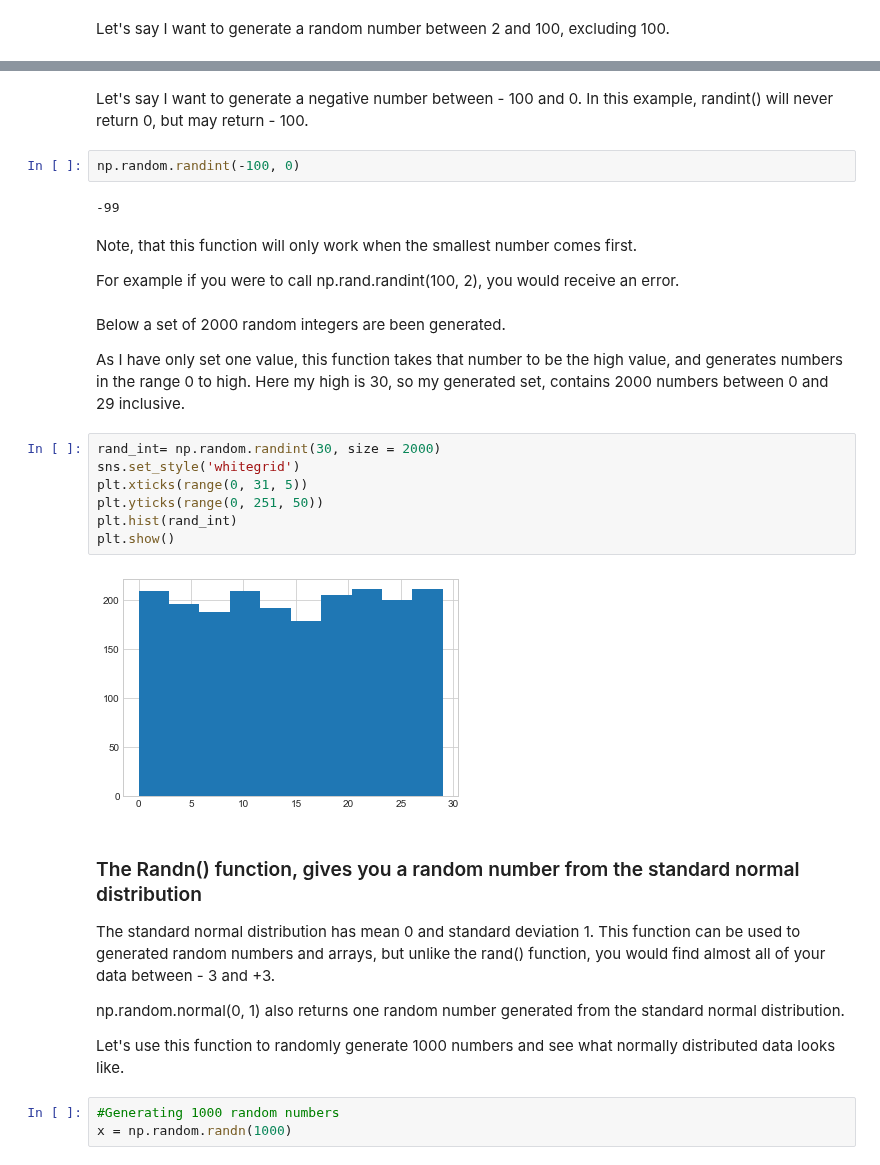
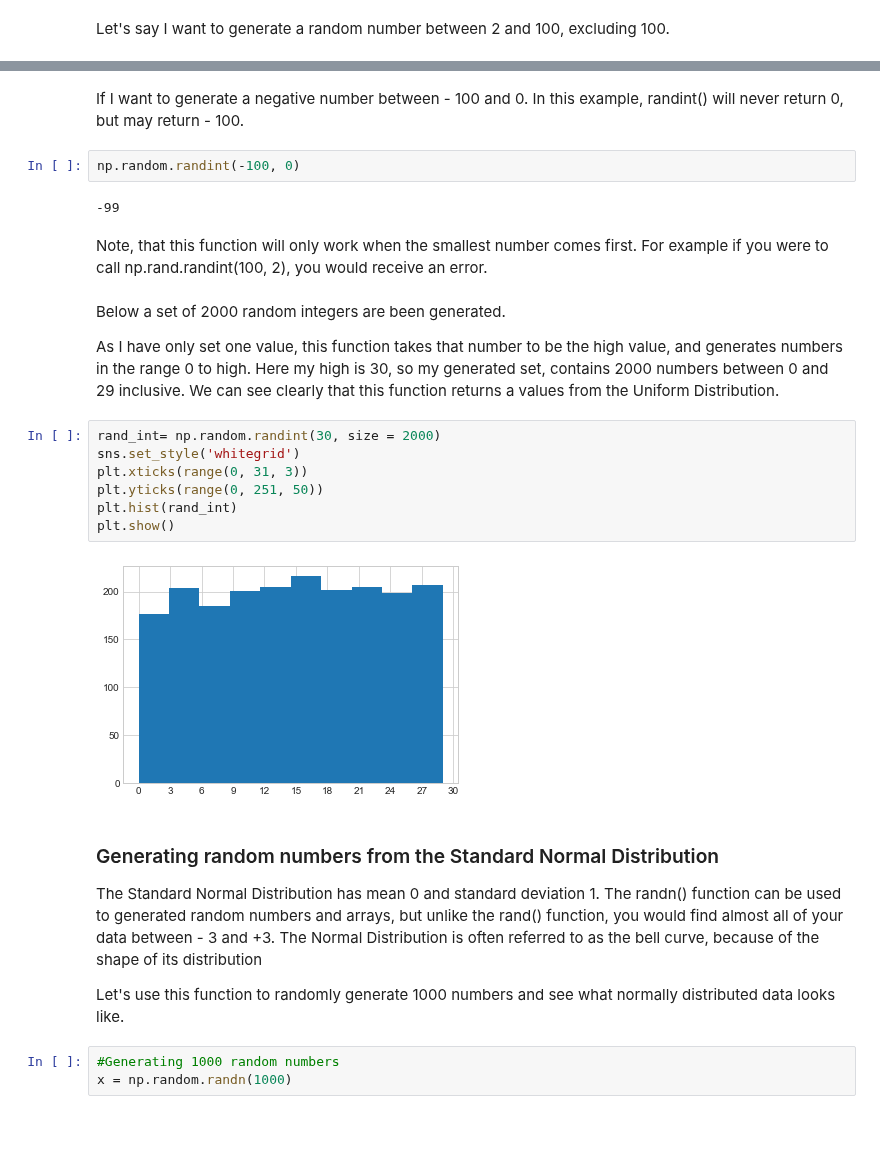
Before and after one commit to MarionMcG/numpy.random, a Jupyter notebook: numpy-random.ipynb, the cells around one changed output, grey strips where cells are left out. Cells and saved outputs as stored; diff of their text form; blank space fills up the shorter version.

```diff
--- a/numpy-random.ipynb
+++ b/numpy-random.ipynb
@@ -115,32 +110,28 @@ np.random.randint(2, 100)
 # %% [markdown]
-Let's say I want to generate a negative number between - 100 and 0. In this example, randint() will never return 0, but may return - 100.
+If I want to generate a negative number between - 100 and 0. In this example, randint() will never return 0, but may return - 100.
 # %%
 np.random.randint(-100, 0)
 # %% [output]
 -99
 # %% [markdown]
-Note, that this function will only work when the smallest number comes first.
-
-For example if you were to call np.rand.randint(100, 2), you would receive an error.
+Note, that this function will only work when the smallest number comes first. For example if you were to call np.rand.randint(100, 2), you would receive an error.
 # %% [markdown]
 Below a set of 2000 random integers are been generated.
 
-As I have only set one value, this function takes that number to be the high value, and generates numbers in the range 0 to high. Here my high is 30, so my generated set, contains 2000 numbers between 0 and 29 inclusive.
+As I have only set one value, this function takes that number to be the high value, and generates numbers in the range 0 to high. Here my high is 30, so my generated set, contains 2000 numbers between 0 and 29 inclusive. We can see clearly that this function returns a values from the Uniform Distribution.
 # %%
 rand_int= np.random.randint(30, size = 2000)
 sns.set_style('whitegrid')
-plt.xticks(range(0, 31, 5))
+plt.xticks(range(0, 31, 3))
 plt.yticks(range(0, 251, 50))
 plt.hist(rand_int)
 plt.show()
 # %% [output]
-[figure, old version]
+[figure, new version]
 # %% [markdown]
-### The Randn() function, gives you a random number from the standard normal distribution
+### Generating random numbers from the Standard Normal Distribution
 
-The standard normal distribution has mean 0 and standard deviation 1. This function can be used to generated random numbers and arrays, but unlike the rand() function, you would find almost all of your data between - 3 and +3.
-
-np.random.normal(0, 1) also returns one random number generated from the standard normal distribution.
+The Standard Normal Distribution has mean 0 and standard deviation 1. The randn() function can be used to generated random numbers and arrays, but unlike the rand() function, you would find almost all of your data between - 3 and +3. The Normal Distribution is often referred to as the bell curve, because of the shape of its distribution
 
 Let's use this function to randomly generate 1000 numbers and see what normally distributed data looks like.
 # %%
```
Also changed, not shown: parts of 23 cells of this notebook.
